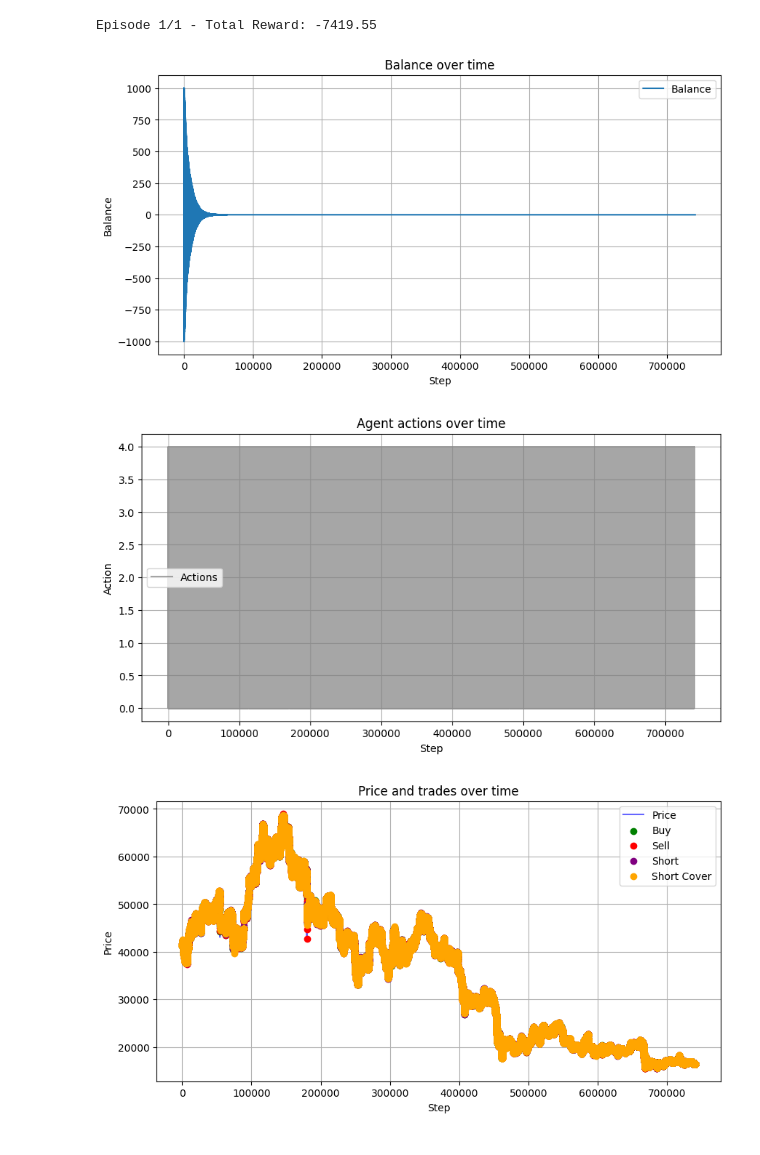
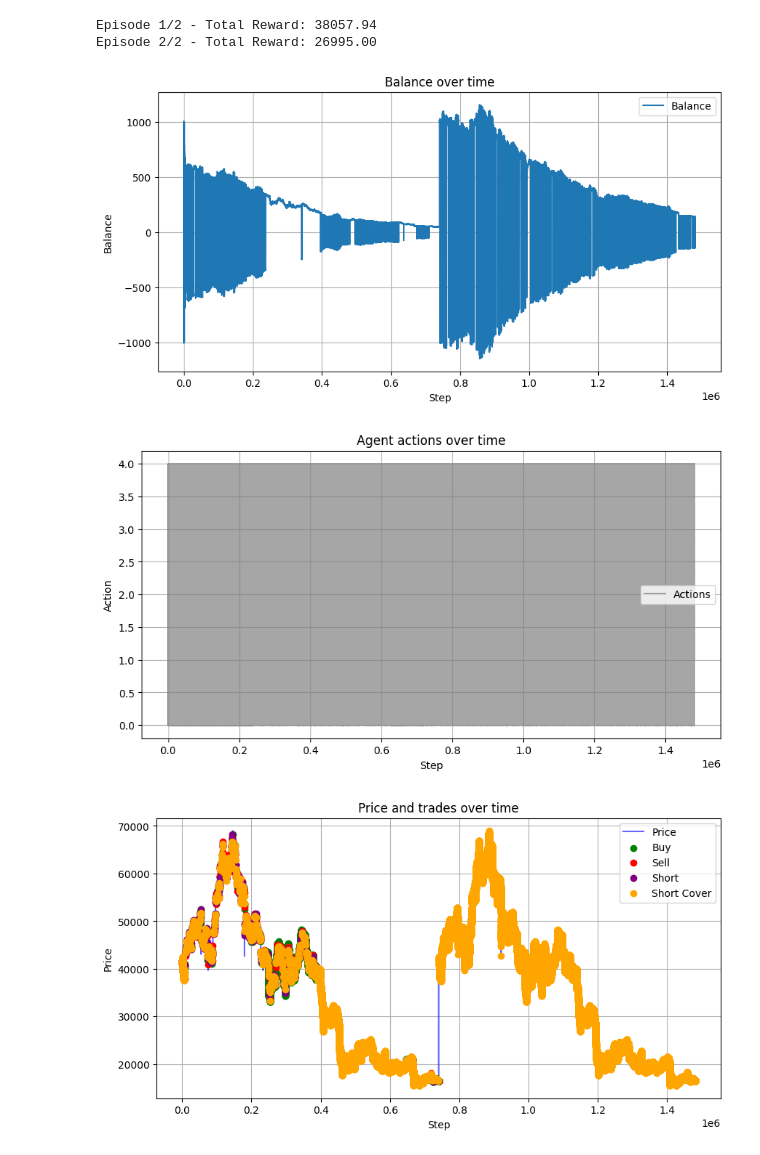
Before and after one commit to pixcelo/ml-scalping-agent, a Jupyter notebook: train/train_main.ipynb, the cells around one changed output. Drawn from its saved outputs; the diff is of its cells as text; code cells hidden in the pictures.

```diff
--- a/train/train_main.ipynb
+++ b/train/train_main.ipynb
@@ -6,58 +6,53 @@ from trading_env import TradingEnv
 from trading_env_plotter import TradingEnvPlotter
 # %%
 # Hyperparameters
-EPISODES = 1#300
-EPS_START = 1.0
-EPS_DECAY = 0.995
-EPS_MIN = 0.01
+EPISODES = 2  # 300
 LEARNING_RATE = 0.001
 GAMMA = 0.99
 INPUT_DIM = 1
 
 def main():
-    # ヒストリカルデータの読み込み
     df = pd.read_csv('../csv/BTCUSDT_1m_20210801_20221231.csv')
     prices = df['close'].values
 
-    # 環境、エージェント、プロッターの初期化
     env = TradingEnv(prices)
     agent = Agent(INPUT_DIM, action_dim=5, learning_rate=LEARNING_RATE, gamma=GAMMA)
     plotter = TradingEnvPlotter(env)
 
-    epsilon = EPS_START
     for episode in range(1, EPISODES + 1):
         state = env.reset()
         total_reward = 0
 
         while True:
-            action = agent.select_action(state, epsilon)
+            action = agent.select_action(state)
             next_state, reward, done = env.step(action)
 
             # For visualization later
             plotter.record_step(action)
+            plotter.record_episode_reward(total_reward)
 
             agent.train(state, action, reward, next_state, done)
 
             state = next_state
             total_reward += reward
-            print(reward)
+            # print(reward
 
             if done:
                 break
 
-        epsilon = max(epsilon * EPS_DECAY, EPS_MIN)
         print(f"Episode {episode}/{EPISODES} - Total Reward: {total_reward:.2f}")
 
     # Visualization after training
     plotter.plot_balance()
     plotter.plot_actions()
     plotter.plot_prices_and_trades()
-
+    plotter.plot_episode_rewards()
 
 if __name__ == "__main__":
     main()
 # %% [output]
-Episode 1/1 - Total Reward: -7419.55
+Episode 1/2 - Total Reward: 38057.94
+Episode 2/2 - Total Reward: 26995.00
-[figure, old version]
+[figure, new version]
-[figure, old version]
+[figure, new version]
-[figure, old version]
+[figure, new version]
```
Also changed, not shown: parts of 1 cell of this notebook, 4 other files.
